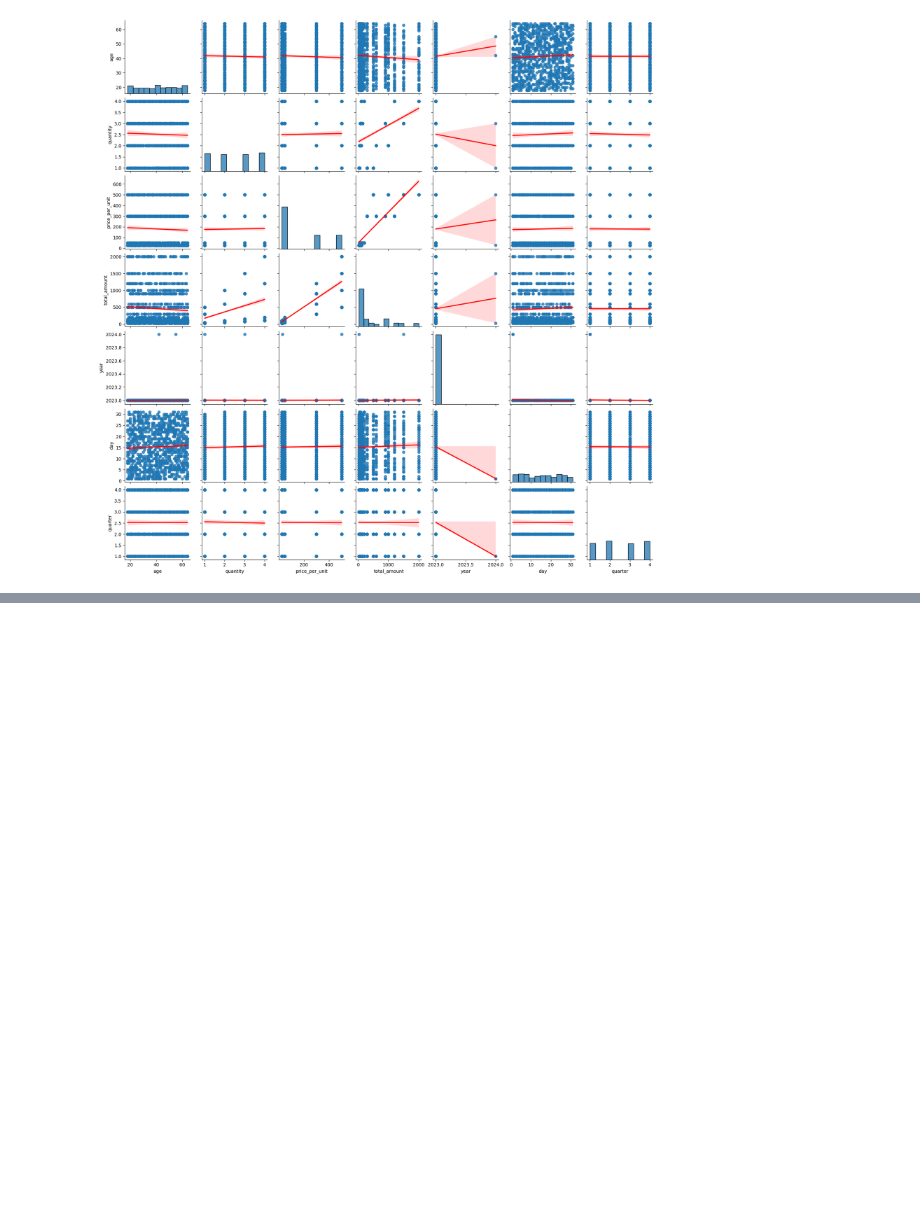
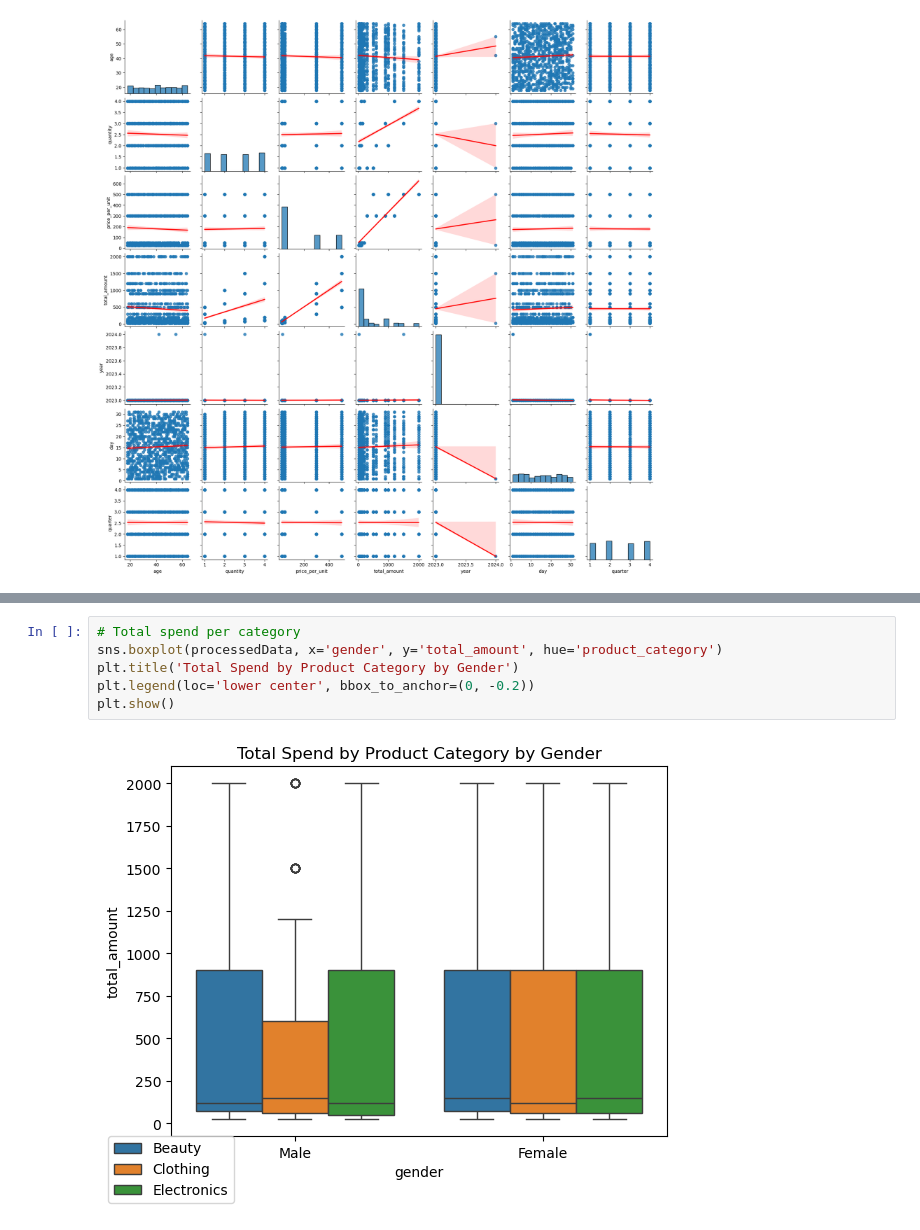
Before and after one commit to WatsonWBlair/cs667, a Jupyter notebook: Projects/EDA/data_visualization.ipynb, the cells around one changed output, grey strips where cells are left out. Saved outputs shown, nothing was run; the diff lists cells and outputs as text; blank space fills up the shorter version.

```diff
--- a/Projects/EDA/data_visualization.ipynb
+++ b/Projects/EDA/data_visualization.ipynb
@@ -64,3 +68,11 @@ sns.displot(processedData, x='total_amount', col='product_category', row='gender
 # %% [output]
 <seaborn.axisgrid.FacetGrid at 0x...>
 [figure]
+# %%
+# Total spend per category
+sns.boxplot(processedData, x='gender', y='total_amount', hue='product_category')
+plt.title('Total Spend by Product Category by Gender')
+plt.legend(loc='lower center', bbox_to_anchor=(0, -0.2))
+plt.show()
+# %% [output]
+[figure, added]
```
Also changed, not shown: parts of 8 cells of this notebook, 1 other file.
